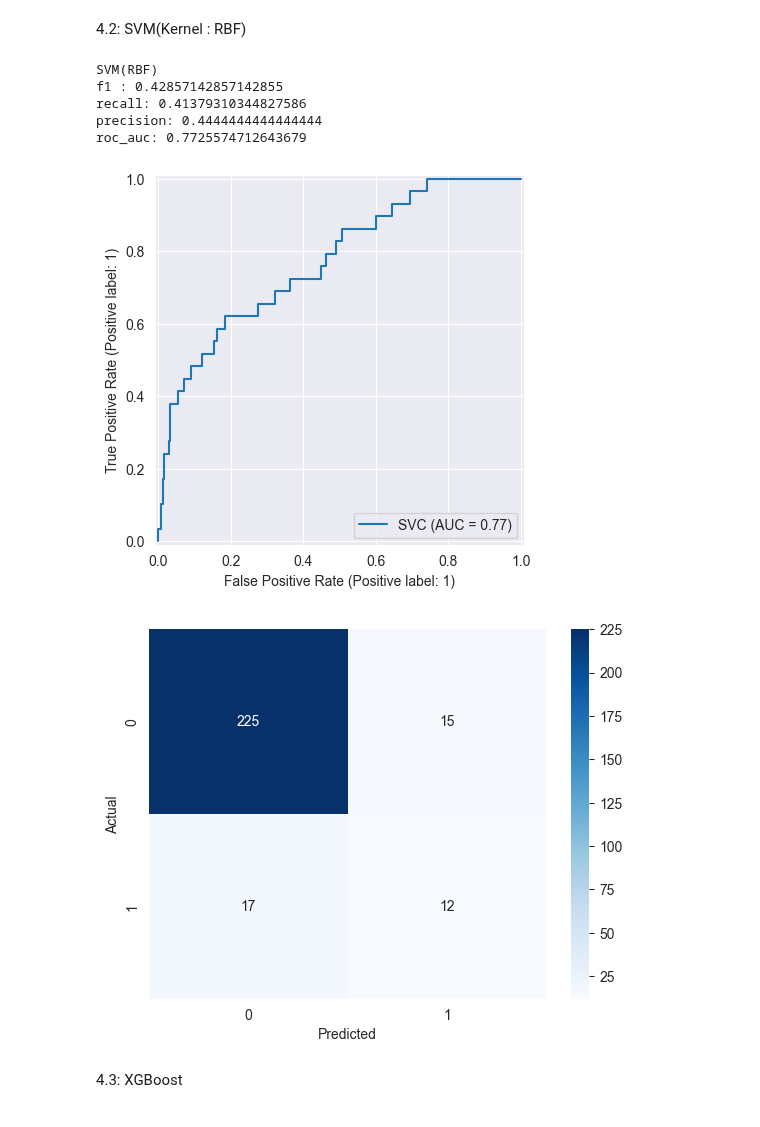
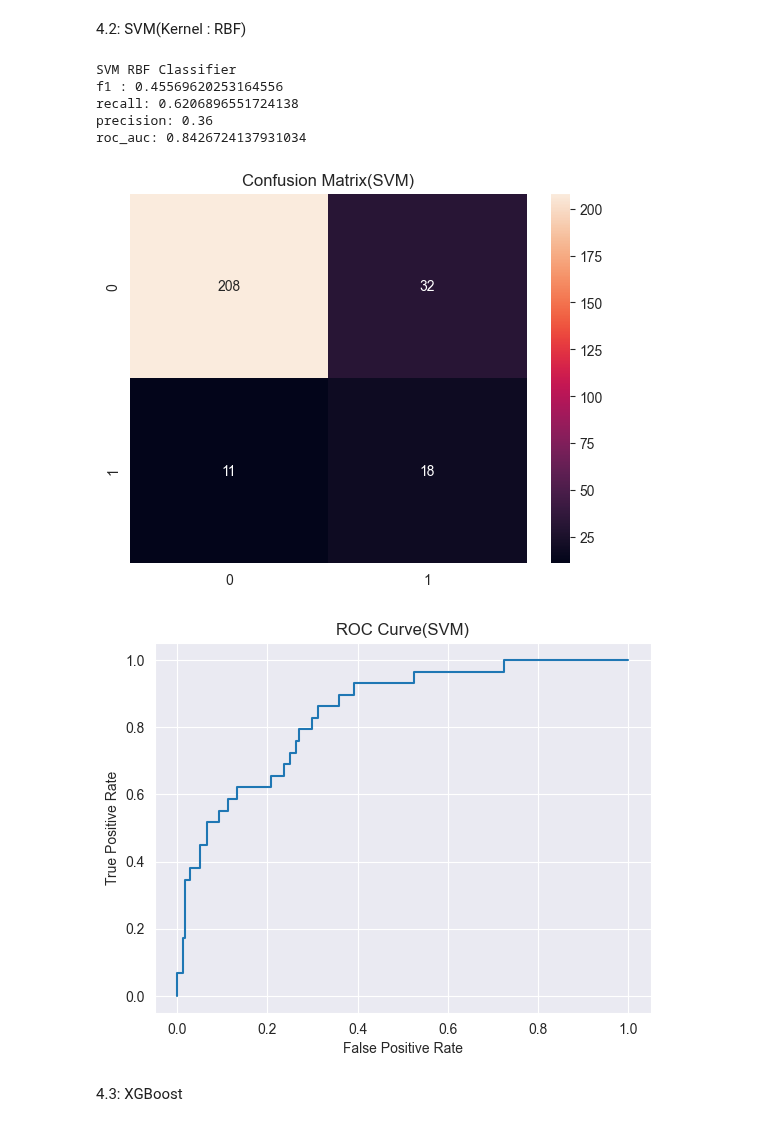
Before and after one commit to MohammadMahdiRazavi/Machine-Learning-Course, a Jupyter notebook: Assignment4/Employee Attrition.ipynb, the cells around one changed output. Cells and saved outputs as stored; diff of their text form; code cells hidden in the pictures.

```diff
--- a/Assignment4/Employee Attrition.ipynb
+++ b/Assignment4/Employee Attrition.ipynb
@@ -138,34 +183,37 @@ roc_auc: 0.8222701149425287
 # %% [markdown]
 4.2: SVM(Kernel : RBF)
 # %%
-svm_rbf = SVC(kernel='rbf', probability=True)
-svm_rbf.fit(x_resampled, y_resampled)
-y_pred = svm_rbf.predict(X_test)
+svm_rbf = SVC(kernel='rbf', class_weight='balanced', probability=True)
+svm_rbf.fit(x_train, y_train)
+y_pred_svm_rbf = svm_rbf.predict(x_test)
 
-print('SVM(RBF)')
-print(f'f1 : {f1_score(y_test, y_pred)}')
-print(f'recall: {recall_score(y_test, y_pred)}')
-print(f'precision: {precision_score(y_test, y_pred)}')
-print(f'roc_auc: {roc_auc_score(y_test, svm_rbf.predict_proba(X_test)[:, 1])}')
+print('SVM RBF Classifier')
+print(f'f1 : {f1_score(y_test, y_pred_svm_rbf)}')
+print(f'recall: {recall_score(y_test, y_pred_svm_rbf)}')
+print(f'precision: {precision_score(y_test, y_pred_svm_rbf)}')
+print(f'roc_auc: {roc_auc_score(y_test, svm_rbf.predict_proba(x_test)[:, 1])}')
 
 
-RocCurveDisplay.from_estimator(svm_rbf, X_test, y_test)
+sns.heatmap(confusion_matrix(y_test, y_pred_svm_rbf), annot=True, fmt='d')
+plt.title('Confusion Matrix(SVM)')
 plt.show()
 
 
-cm = confusion_matrix(y_test, y_pred)
-sns.heatmap(cm, annot=True, fmt='d', cmap='Blues')
-plt.xlabel('Predicted')
-plt.ylabel('Actual')
+fpr, tpr, thresholds = roc_curve(y_test, svm_rbf.predict_proba(x_test)[:, 1])
+plt.plot(fpr, tpr)
+plt.title('ROC Curve(SVM)')
+plt.xlabel('False Positive Rate')
+plt.ylabel('True Positive Rate')
+plt.grid(True)
 plt.show()
 # %% [output]
-SVM(RBF)
-f1 : 0.42857142857142855
-recall: 0.41379310344827586
-precision: 0.4444444444444444
-roc_auc: 0.7725574712643679
+SVM RBF Classifier
+f1 : 0.45569620253164556
+recall: 0.6206896551724138
+precision: 0.36
+roc_auc: 0.8426724137931034
-[figure, old version]
+[figure, new version]
-[figure, old version]
+[figure, new version]
 # %% [markdown]
 4.3: XGBoost
 # %%
```
Also changed, not shown: parts of 15 cells of this notebook.
